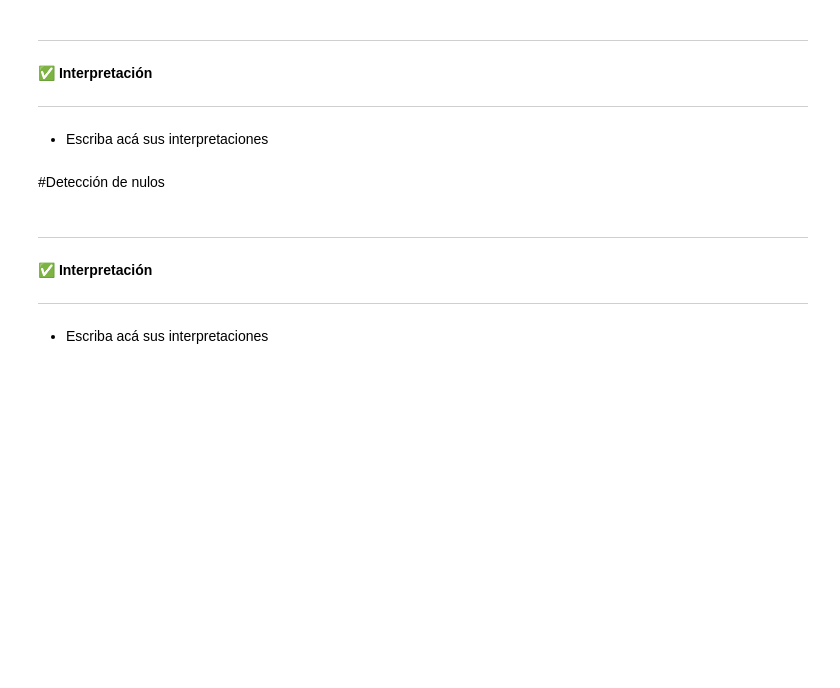
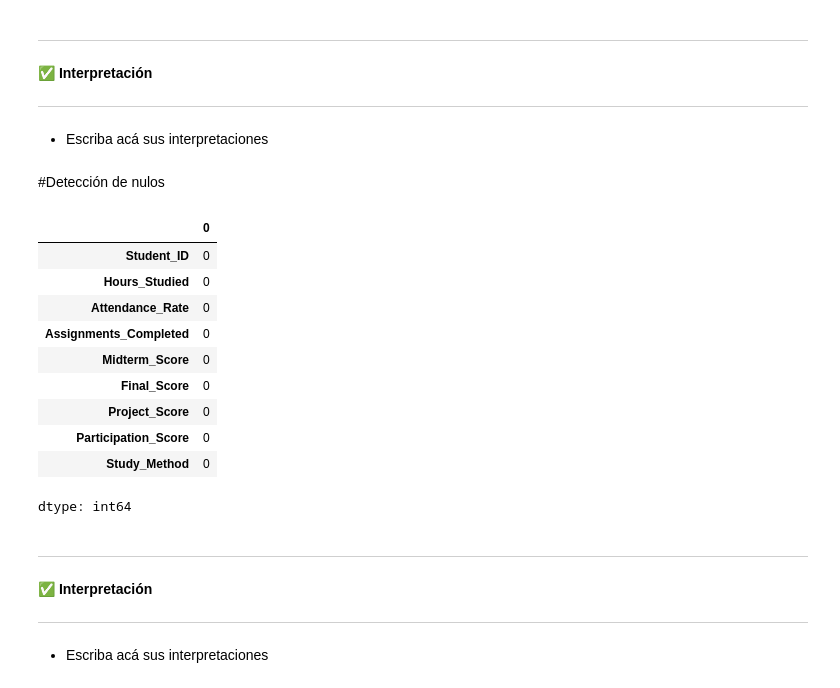
Before and after one commit to kotonitro/Inteligencia_Artificial_UBB, a Jupyter notebook: 620454_Base_Evaluacion_1_AnalisisExploratorio.ipynb, the cells around one changed output. Drawn from its saved outputs; the diff is of its cells as text; code cells hidden in the pictures; blank space fills up the shorter version.

```diff
--- a/620454_Base_Evaluacion_1_AnalisisExploratorio.ipynb
+++ b/620454_Base_Evaluacion_1_AnalisisExploratorio.ipynb
@@ -127,3 +142,17 @@ data.head()
+# %%
+data_frame.isnull().sum()
+# %% [output]
+|  | 0 |
+| Student_ID | 0 |
+| Hours_Studied | 0 |
+| Attendance_Rate | 0 |
+| Assignments_Completed | 0 |
+| Midterm_Score | 0 |
+| Final_Score | 0 |
+| Project_Score | 0 |
+| Participation_Score | 0 |
+| Study_Method | 0 |
+dtype: int64
 # %% [markdown]
 ---
 ✅ **Interpretación**
```
Also changed, not shown: parts of 5 cells of this notebook.
